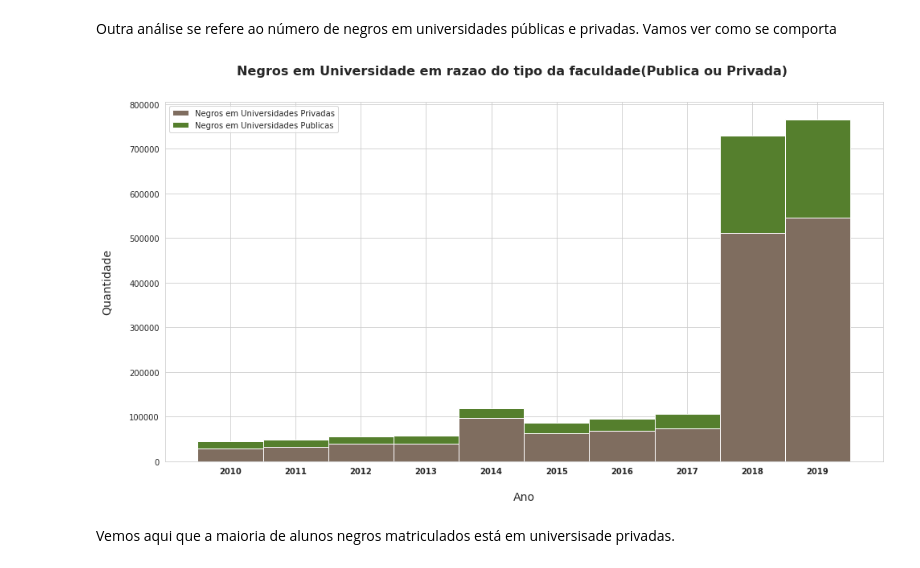
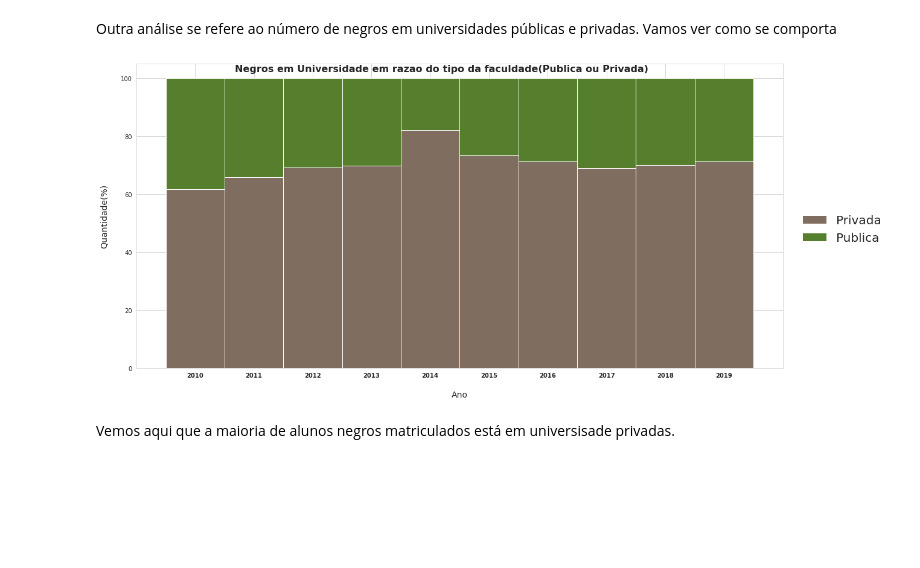
Before and after one commit to arthurtorres/Projetos, a Jupyter notebook: INEP/analise/Análise_Dados_INEP_PROFUNDA.ipynb, the cells around one changed output. Cells and saved outputs as stored; diff of their text form; code cells hidden in the pictures; blank space fills up the shorter version.

```diff
--- a/INEP/analise/Análise_Dados_INEP_PROFUNDA.ipynb
+++ b/INEP/analise/Análise_Dados_INEP_PROFUNDA.ipynb
@@ -213,37 +217,38 @@ serie_negro_publi = data_negro_publi.groupby("Ano")["Cat_Adm"].count().values
 serie_negro_priv_outros = serie_negro - serie_negro_publi[1:]
 # %%
 import numpy as np
-bars1 = serie_negro_priv_outros
-bars2 = serie_negro_publi[1:]
+bars1 = (serie_negro_priv_outros/(serie_negro_priv_outros+serie_negro_publi[1:]))*100
+bars2 = (serie_negro_publi[1:]/(serie_negro_priv_outros+serie_negro_publi[1:]))*100
 
 
 fig = plt.figure(figsize=(16,8))
 ax = fig.add_subplot(111)
 fig.subplots_adjust(top=0.90)
 fig.suptitle("Negros em Universidade em razao do tipo da faculdade(Publica ou Privada)", fontsize=16, fontweight='bold')
 ax.set_xlabel("Ano",fontsize=14, labelpad=20)
-ax.set_ylabel("Quantidade",fontsize=14, labelpad=20)
-
+ax.set_ylabel("Quantidade(%)",fontsize=14, labelpad=20)
 bars = np.add(bars1, bars2).tolist()
 
 r = anos_negro
 
 names = anos_negro
 barWidth = 1
 
 plt.bar(r, bars1, color='#7f6d5f', edgecolor='white', width=barWidth)
 # Create green bars (middle), on top of the firs ones
 plt.bar(r, bars2, bottom=bars1, color='#557f2d', edgecolor='white', width=barWidth)
 
 
 
 plt.xticks(r, names, fontweight='bold')
-ax.legend(["Negros em Universidades Privadas","Negros em Universidades Publicas"])
+fig.legend(["Privada","Publica"],
+           loc='center left',fontsize = 20,frameon = False,bbox_to_anchor=(1, 0.5))
 
+fig.tight_layout()
 # Show graphic
 plt.show()
 # %% [output]
-[figure, old version]
+[figure, new version]
 # %% [markdown]
 Vemos aqui que a maioria de alunos negros matriculados está em universisade privadas.
 # %% [markdown]
```
Also changed, not shown: parts of 4 cells of this notebook.
